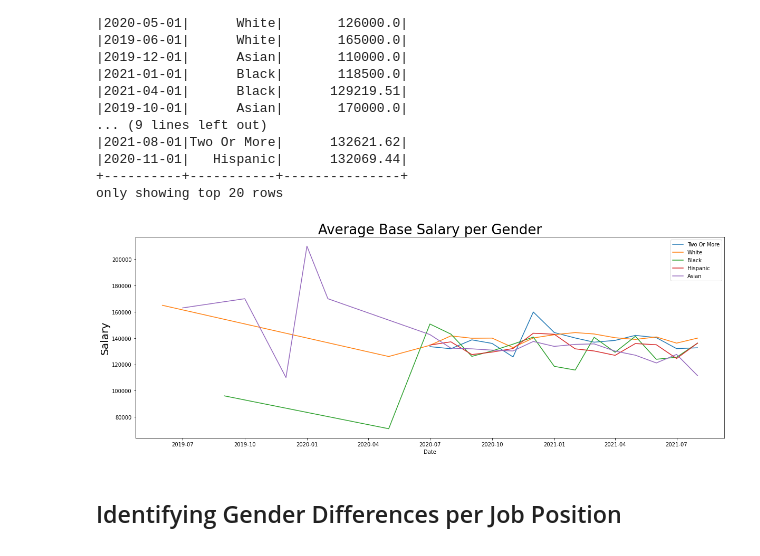
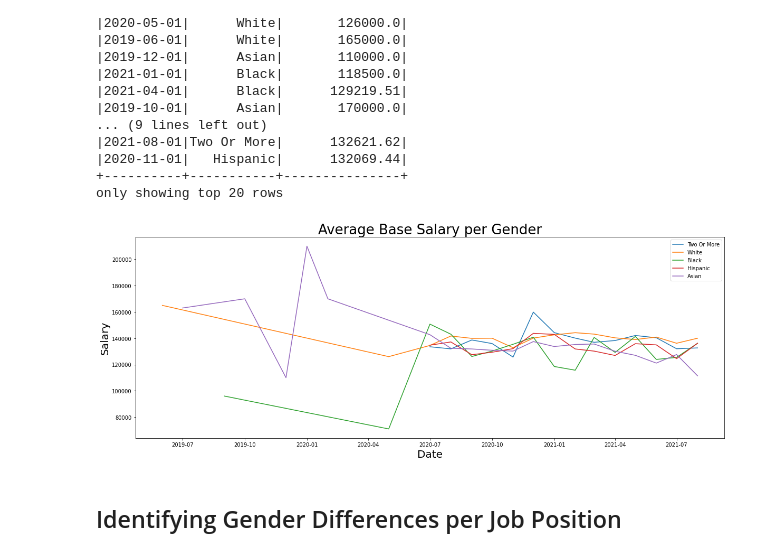
Before and after one commit to scummins00/ca4022_assignment_3, a Jupyter notebook: Impact of Social Factors on Salary.ipynb, the cells around one changed output. Drawn from its saved outputs; the diff is of its cells as text; code cells hidden in the pictures.

```diff
--- a/Impact of Social Factors on Salary.ipynb
+++ b/Impact of Social Factors on Salary.ipynb
@@ -326,17 +326,17 @@ asian_salary = clean_date.filter(data["race"]=="Asian").toPandas()
 # %%
 fig, ax = plt.subplots(figsize=(20, 7))
 two_salary.plot(x="date", ax=ax)
 white_salary.plot(x="date", ax=ax)
 black_salary.plot(x="date", ax=ax)
 hispanic_salary.plot(x="date", ax=ax)
 asian_salary.plot(x="date", ax=ax)
 plt.title("Average Base Salary per Gender", fontsize=26)
-plt.xlabel("Date")
+plt.xlabel("Date", fontsize=20)
 plt.ylabel("Salary", fontsize=20)
 plt.legend(labels=["Two Or More", "White", "Black", "Hispanic", "Asian"], loc='best')
 plt.show()
 # %% [output]
-[figure, old version]
+[figure, new version]
 # %% [markdown]
 ## Identifying Gender Differences per Job Position
 # %%
```
Also changed, not shown: parts of 4 cells of this notebook, 6 other files.
